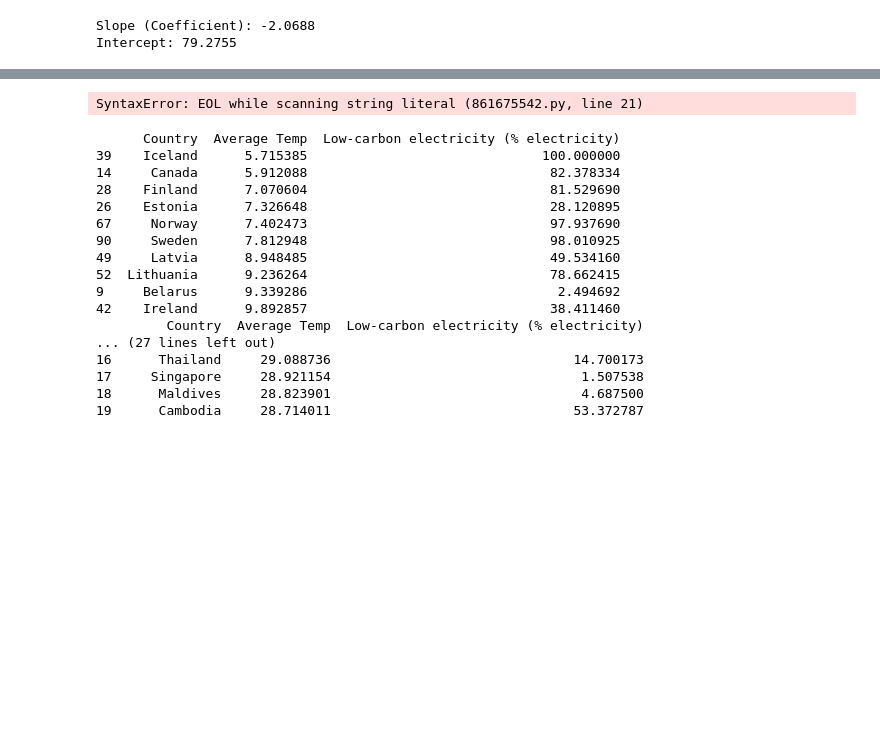
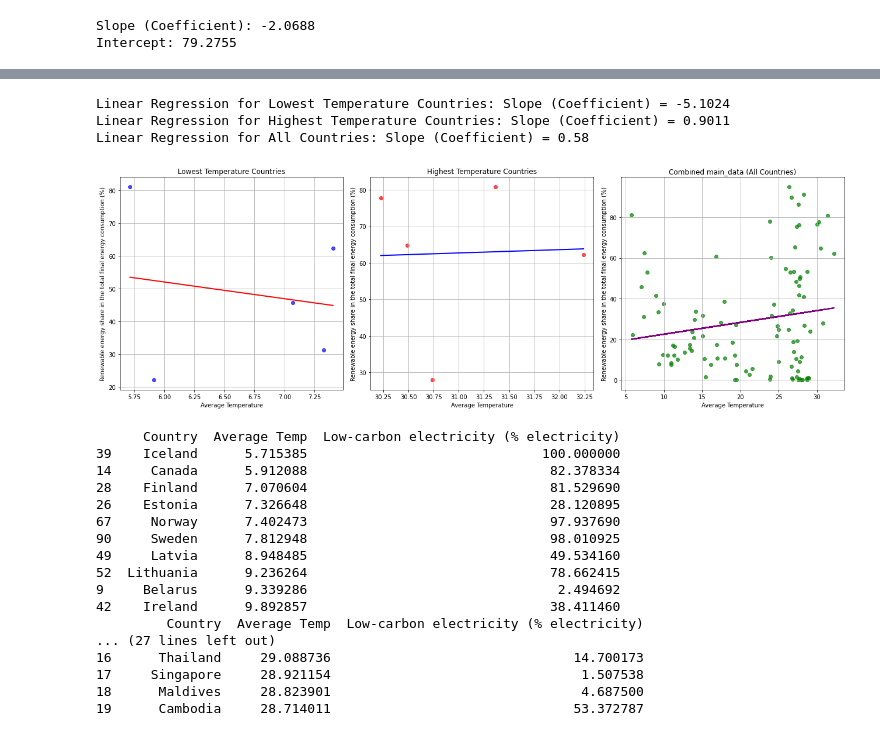
Before and after one commit to yosieph/Project1, a Jupyter notebook: project1update.ipynb, the cells around one changed output, grey strips where cells are left out. Drawn from its saved outputs; the diff is of its cells as text; code cells hidden in the pictures; blank space fills up the shorter version.

Commit message:
new code visualisation

```diff
--- a/project1update.ipynb
+++ b/project1update.ipynb
@@ -375,54 +380,57 @@ result_df.head(5)
 fig, axes = plt.subplots(1, 3, figsize=(18, 6))
 
 # Visualization 1: Scatter Plot for Lowest Temperature Countries
-axes[0].scatter(lowest_temp_countries['Average Temp'], lowest_temp_countries['Low-carbon electricity (% electricity)'], alpha=0.7, color='blue')
+axes[0].scatter(lowest_temp_countries['Average Temp'], lowest_temp_countries['Renewable energy share in the total final energy consumption (%)'], alpha=0.7, color='blue')
 axes[0].set_xlabel('Average Temperature')
 axes[0].set_ylabel('Renewable energy share in the total final energy consumption (%)')
 axes[0].set_title('Lowest Temperature Countries')
 axes[0].grid(True)
 
 # Perform Linear Regression for Lowest Temperature Countries
-coefficients_low_temp = np.polyfit(lowest_temp_countries['Average Temp'], lowest_temp_countries['Low-carbon electricity (% electricity)'], deg=1)
+coefficients_low_temp = np.polyfit(lowest_temp_countries['Average Temp'], lowest_temp_countries['Renewable energy share in the total final energy consumption (%)'], deg=1)
 regression_line_low_temp = coefficients_low_temp[0] * lowest_temp_countries['Average Temp'] + coefficients_low_temp[1]
 axes[0].plot(lowest_temp_countries['Average Temp'], regression_line_low_temp, color='red', linewidth=2)
 # Save the figure
-plt.savefig("output_data/Scatter-Plot-with-linear-regression-for-renewable_eneregy-uses-Lowest-Temperature-Countries.png")
+plt.savefig("output_data/Scatter-Plot-with-linear-regression-for-Lowest-Temperature-Countries.png")
 # Visualization 2: Scatter Plot for Highest Temperature Countries
-axes[1].scatter(highest_temp_countries['Average Temp'], highest_temp_countries['Low-carbon electricity (% electricity)'], alpha=0.7, color='red')
+axes[1].scatter(highest_temp_countries['Average Temp'], highest_temp_countries['Renewable energy share in the total final energy consumption (%)'], alpha=0.7, color='red')
 axes[1].set_xlabel('Average Temperature')
 axes[1].set_ylabel('Renewable energy share in the total final energy consumption (%)')
 axes[1].set_title('Highest Temperature Countries')
 axes[1].grid(True)
 
 # Perform Linear Regression for Highest Temperature Countries
-coefficients_high_temp = np.polyfit(highest_temp_countries['Average Temp'], highest_temp_countries['Low-carbon electricity (% electricity)'], deg=1)
+coefficients_high_temp = np.polyfit(highest_temp_countries['Average Temp'], highest_temp_countries['Renewable energy share in the total final energy consumption (%)'], deg=1)
 regression_line_high_temp = coefficients_high_temp[0] * highest_temp_countries['Average Temp'] + coefficients_high_temp[1]
 axes[1].plot(highest_temp_countries['Average Temp'], regression_line_high_temp, color='blue', linewidth=2)
 # Save the figure
-plt.savefig("output_data/Scatter-Plot-with-linear-regression-for-renewable_eneregy-uses-highest-Temperature-Countries.png")
+plt.savefig("output_data/Scatter-Plot-with-linear-regression-for-highest-Temperature-Countries.png")
 # Visualization 3: Combined Scatter Plot for All Countries
-axes[2].scatter(main_data['Average Temp'], main_data['Low-carbon electricity (% electricity)'], alpha=0.7, color='green')
+axes[2].scatter(main_data['Average Temp'], main_data['Renewable energy share in the total final energy consumption (%)'], alpha=0.7, color='green')
 axes[2].set_xlabel('Average Temperature')
 axes[2].set_ylabel('Renewable energy share in the total final energy consumption (%)')
 axes[2].set_title('Combined main_data (All Countries)')
 axes[2].grid(True)
 
 # Perform Linear Regression for All Countries
-coefficients_all = np.polyfit(main_data['Average Temp'], main_data['Low-carbon electricity (% electricity)'], deg=1)
+coefficients_all = np.polyfit(main_data['Average Temp'], main_data['Renewable energy share in the total final energy consumption (%)'], deg=1)
 regression_line_all = coefficients_all[0] * main_data['Average Temp'] + coefficients_all[1]
 axes[2].plot(main_data['Average Temp'], regression_line_all, color='purple', linewidth=2)
 # Save the figure
-plt.savefig("output_data/Combined-Scatter-Plot-with-linear-regression-for-renewable_eneregy-uses-All-Countries.png")
+plt.savefig("output_data/Combined-Scatter-Plot-with-linear-regression-for-All-Countries.png")
 # Print the regression coefficients
 print(f"Linear Regression for Lowest Temperature Countries: Slope (Coefficient) = {coefficients_low_temp[0]:.4f}")
 print(f"Linear Regression for Highest Temperature Countries: Slope (Coefficient) = {coefficients_high_temp[0]:.4f}")
 print(f"Linear Regression for All Countries: Slope (Coefficient) = {coefficients_all[0]:.2f}")
 
 # Show the plots
 plt.tight_layout()
 plt.show()
 # %% [output]
-SyntaxError: EOL while scanning string literal (861675542.py, line 21)
+Linear Regression for Lowest Temperature Countries: Slope (Coefficient) = -5.1024
+Linear Regression for Highest Temperature Countries: Slope (Coefficient) = 0.9011
+Linear Regression for All Countries: Slope (Coefficient) = 0.58
+[figure, added]
 # %%
 #Develop a code to analyse the relation between average temperature and  Low-carbon electricity (% electricity) production
 #To get just the 3 data informations :country ,Average Temp ,Low-carbon electricity (% electricity)
```
Also changed, not shown: parts of 1 cell of this notebook.
